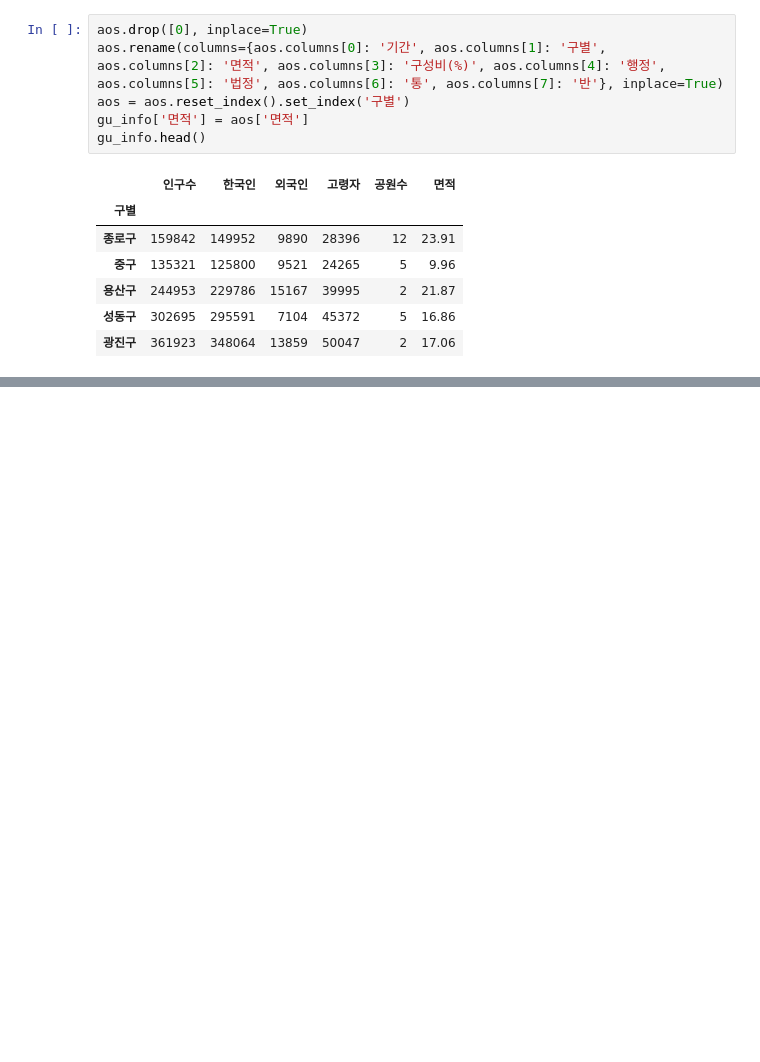
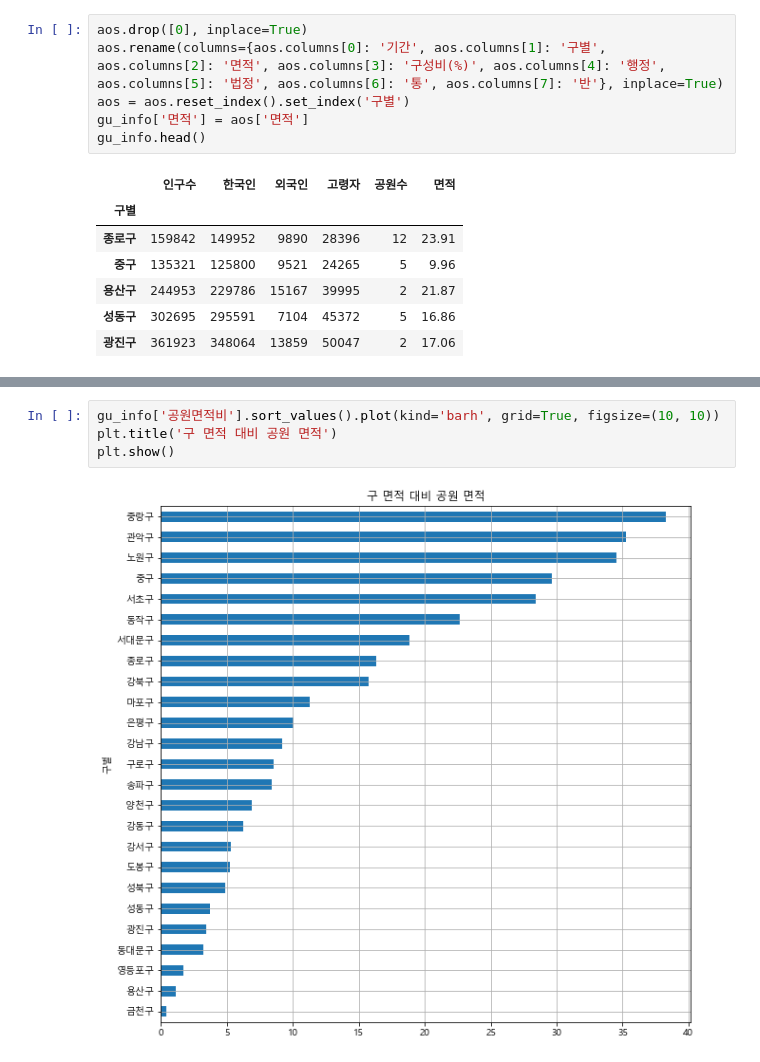
Before and after one commit to STNox/Data-Analysis, a Jupyter notebook: 07. Seoul/park.ipynb, the cells around one changed output, grey strips where cells are left out. Drawn from its saved outputs; the diff is of its cells as text; blank space fills up the shorter version.

```diff
--- a/07. Seoul/park.ipynb
+++ b/07. Seoul/park.ipynb
@@ -192,0 +245,6 @@ area_avg = pa
+# %%
+gu_info['공원면적비'].sort_values().plot(kind='barh', grid=True, figsize=(10, 10))
+plt.title('구 면적 대비 공원 면적')
+plt.show()
+# %% [output]
+[figure, added]
```
Also changed, not shown: parts of 31 cells of this notebook.
